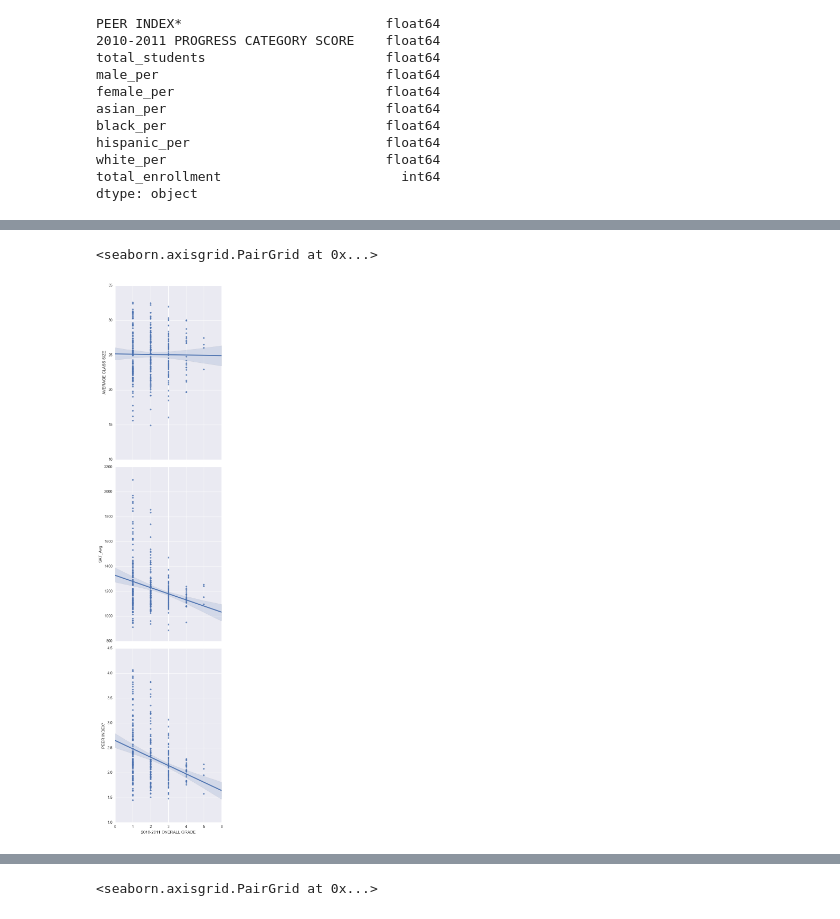
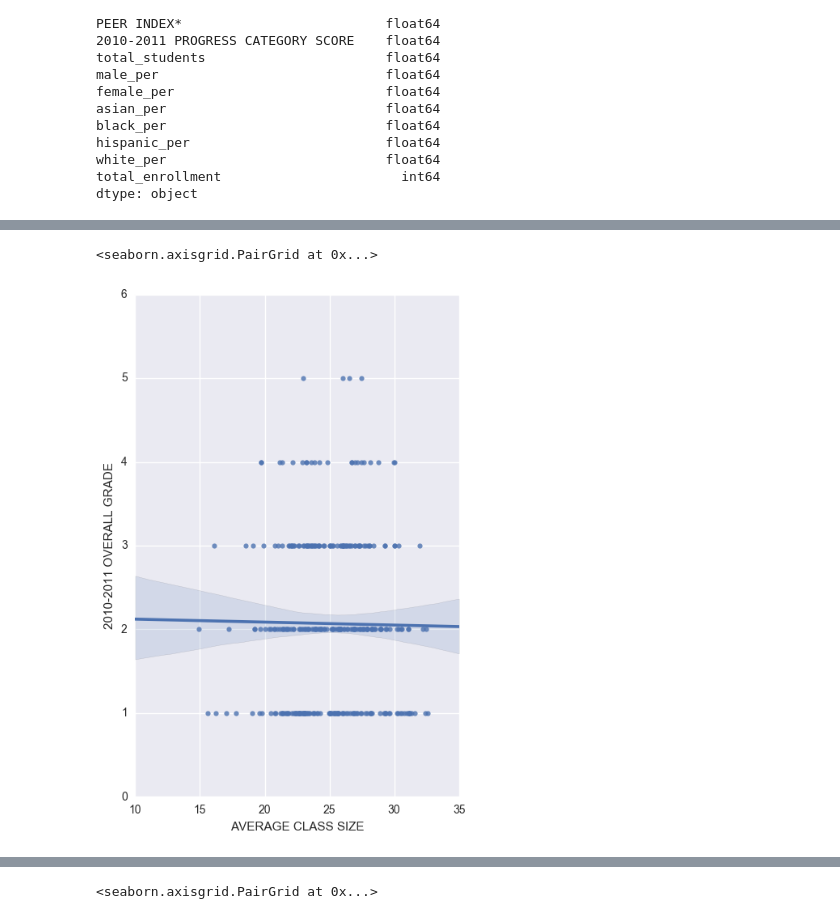
Before and after one commit to ckyko/CSC59970Project, a Jupyter notebook: school and SAT score.ipynb, the cells around one changed output, grey strips where cells are left out. Cells and saved outputs as stored; diff of their text form; code cells hidden in the pictures.

```diff
--- a/school and SAT score.ipynb
+++ b/school and SAT score.ipynb
@@ -1212,9 +1217,7 @@ sns.pairplot(grade_number, x_vars=question_2_target_cols,
 # %%
-sns.pairplot(grade_number, x_vars=question_2_target_cols,
-             y_vars=['AVERAGE CLASS SIZE',
-                       'SAT_Avg',
-                       'PEER INDEX*'], size=7, aspect=0.7, kind='reg')
+sns.pairplot(grade_number, x_vars=['AVERAGE CLASS SIZE'],
+             y_vars=question_2_target_cols, size=7, aspect=0.7, kind='reg')
 # %% [output]
 <seaborn.axisgrid.PairGrid at 0x...>
-[figure, old version]
+[figure, new version]
 # %%
```
Also changed, not shown: parts of 13 cells of this notebook.
